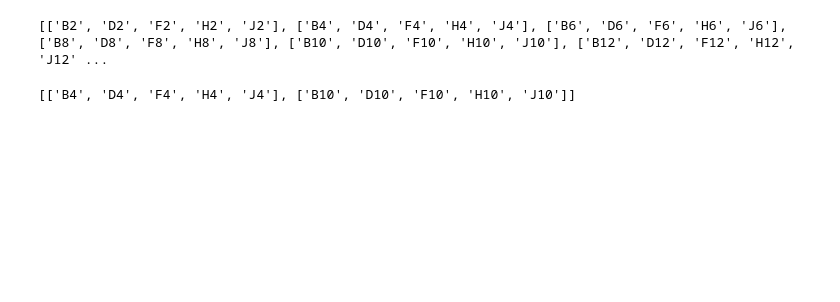
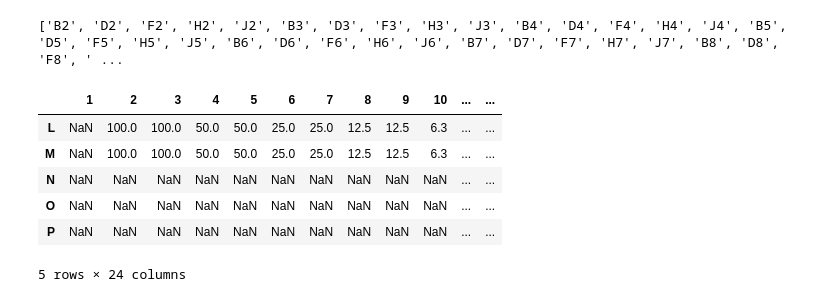
Before and after one commit to bee-hive/sflcba, a Jupyter notebook: compute_sift_embedding.ipynb, the cells around one changed output. Saved outputs shown, nothing was run; the diff lists cells and outputs as text; code cells hidden in the pictures; blank space fills up the shorter version.

```diff
--- a/compute_sift_embedding.ipynb
+++ b/compute_sift_embedding.ipynb
@@ -69,28 +63,45 @@ def sorted_nicely( l ):
 pixel_thresh = 3.5
 lop_off_inteval = 116
 # %%
-rasa_slider = []
+# create list of integer donor IDs that we wish to use
+donor_ids = [1,2,3,4]
+
+
+well_ids = []
 
 high_et = ['B','D','F','H','J']
-for i in range(2,14,2):
+for i in range(2,12,1):
     rasas = [str(i)]
     combos = list(itertools.product(high_et, rasas))
     newlist = ["".join(item) for item in combos ]
-    rasa_slider.append(newlist)
+    well_ids.extend(newlist)
 
-print(rasa_slider)
+print(well_ids)
 
-low_high_rasa = [rasa_slider[1],rasa_slider[-2]]
-
-# use very small subset of wells for proof of concept
-# low_high_rasa = [['B4', 'D4'], ['B10', 'D10']]
-
-# create list of integer donor IDs that we wish to use
-donor_ids = [1,2,3,4]
+# # use very small subset of the overall dataset for prototyping
+# well_ids = ['B4', 'D4', 'B10', 'D10']
 # donor_ids = [1]
 # %% [output]
-[['B2', 'D2', 'F2', 'H2', 'J2'], ['B4', 'D4', 'F4', 'H4', 'J4'], ['B6', 'D6', 'F6', 'H6', 'J6'], ['B8', 'D8', 'F8', 'H8', 'J8'], ['B10', 'D10', 'F10', 'H10', 'J10'], ['B12', 'D12', 'F12', 'H12', 'J12' ...
+['B2', 'D2', 'F2', 'H2', 'J2', 'B3', 'D3', 'F3', 'H3', 'J3', 'B4', 'D4', 'F4', 'H4', 'J4', 'B5', 'D5', 'F5', 'H5', 'J5', 'B6', 'D6', 'F6', 'H6', 'J6', 'B7', 'D7', 'F7', 'H7', 'J7', 'B8', 'D8', 'F8', ' ...
-# %%
-low_high_rasa
-# %% [output]
-[['B4', 'D4', 'F4', 'H4', 'J4'], ['B10', 'D10', 'F10', 'H10', 'J10']]
+# %%
+# load the csv files that contain the RASA2KO titrations and ET ratios for each well
+rasa2ko_df = pd.read_csv('/gladstone/engelhardt/lab/adamw/saft_figuren/data/4DonorAssay_RASA2KO_titrations.csv', index_col=0)
+et_ratio_df = pd.read_csv('/gladstone/engelhardt/lab/adamw/saft_figuren/data/4DonorAssay_ET_ratios.csv', index_col=0)
+
+# convert rasa2ko_df entries of 'No TCR' and 'No T Cell' to NaN
+rasa2ko_df = rasa2ko_df.replace('No TCR ', np.nan)
+rasa2ko_df = rasa2ko_df.replace('No T Cell', np.nan)
+
+# change all columns of rasa2ko_df and et_ratio_df to float64
+rasa2ko_df = rasa2ko_df.astype('float64')
+et_ratio_df = et_ratio_df.astype('float64')
+
+rasa2ko_df.tail()
+# %% [output]
+|  | 1 | 2 | 3 | 4 | 5 | 6 | 7 | 8 | 9 | 10 | ... | ... |
+| L | NaN | 100.0 | 100.0 | 50.0 | 50.0 | 25.0 | 25.0 | 12.5 | 12.5 | 6.3 | ... | ... |
+| M | NaN | 100.0 | 100.0 | 50.0 | 50.0 | 25.0 | 25.0 | 12.5 | 12.5 | 6.3 | ... | ... |
+| N | NaN | NaN | NaN | NaN | NaN | NaN | NaN | NaN | NaN | NaN | ... | ... |
+| O | NaN | NaN | NaN | NaN | NaN | NaN | NaN | NaN | NaN | NaN | ... | ... |
+| P | NaN | NaN | NaN | NaN | NaN | NaN | NaN | NaN | NaN | NaN | ... | ... |
+5 rows × 24 columns
```
Also changed, not shown: parts of 7 cells of this notebook, 2 other files.
